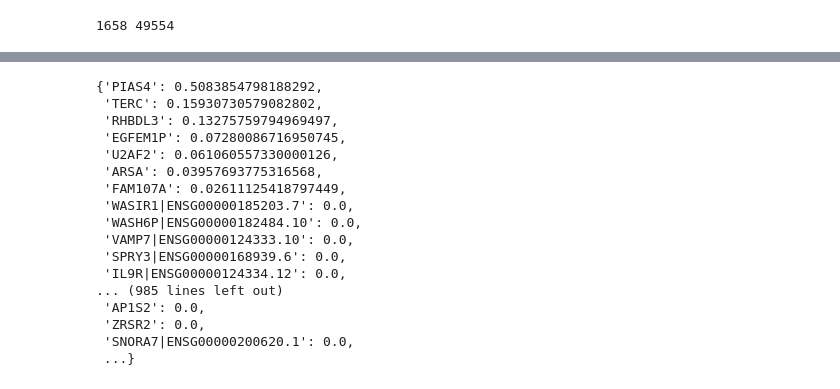
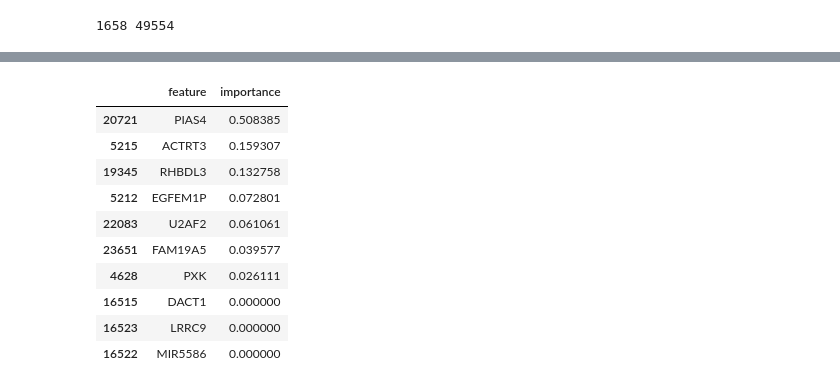
Before and after one commit to behradkoohy/comp3212-cancer-exploration, a Jupyter notebook: 1.decision_trees.ipynb, the cells around one changed output, grey strips where cells are left out. Cells and saved outputs as stored; diff of their text form; code cells hidden in the pictures.

```diff
--- a/1.decision_trees.ipynb
+++ b/1.decision_trees.ipynb
@@ -81,25 +83,23 @@ tree.plot_tree(clf)
  Text(272.02500000000003, 27.180000000000007, 'entropy = 0.0\nsamples = 27\nvalue = [27, 0]'),
  Text(313.875, 27.180000000000007, 'entropy = 0.981\nsamples = 50\nvalue = [21, 29]')]
 [figure]
-# %%
-x = (dict(zip(df.columns[:-1], clf.feature_importances_)))
-{k: v for k, v in reversed (sorted(x.items(), key=lambda item: item[1]))}
-# %% [output]
-{'PIAS4': 0.5083854798188292,
- 'TERC': 0.15930730579082802,
- 'RHBDL3': 0.13275759794969497,
- 'EGFEM1P': 0.07280086716950745,
- 'U2AF2': 0.061060557330000126,
- 'ARSA': 0.03957693775316568,
- 'FAM107A': 0.02611125418797449,
- 'WASIR1|ENSG00000185203.7': 0.0,
- 'WASH6P|ENSG00000182484.10': 0.0,
- 'VAMP7|ENSG00000124333.10': 0.0,
- 'SPRY3|ENSG00000168939.6': 0.0,
- 'IL9R|ENSG00000124334.12': 0.0,
-... (985 lines left out)
- 'AP1S2': 0.0,
- 'ZRSR2': 0.0,
- 'SNORA7|ENSG00000200620.1': 0.0,
- ...}
+# %%
+# Important features
+features = list(X_train.columns)
+fi_model = pd.DataFrame({'feature': features,
+                   'importance': clf.feature_importances_}).\
+                    sort_values('importance', ascending = False)
+fi_model.head(10)
+# %% [output]
+|  | feature | importance |
+| 20721 | PIAS4 | 0.508385 |
+| 5215 | ACTRT3 | 0.159307 |
+| 19345 | RHBDL3 | 0.132758 |
+| 5212 | EGFEM1P | 0.072801 |
+| 22083 | U2AF2 | 0.061061 |
+| 23651 | FAM19A5 | 0.039577 |
+| 4628 | PXK | 0.026111 |
+| 16515 | DACT1 | 0.000000 |
+| 16523 | LRRC9 | 0.000000 |
+| 16522 | MIR5586 | 0.000000 |
 # %%
```
Also changed, not shown: parts of 9 cells of this notebook, 2 other files.
